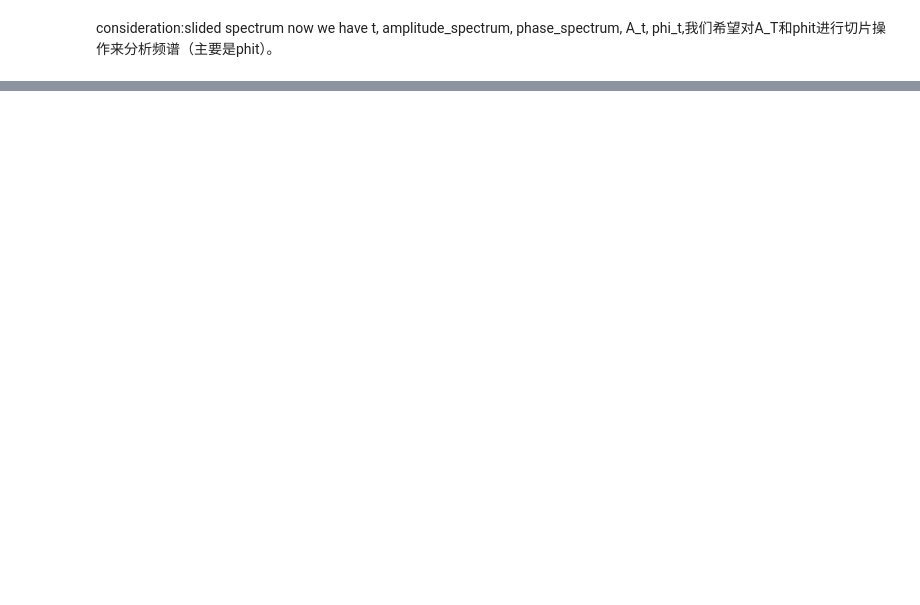
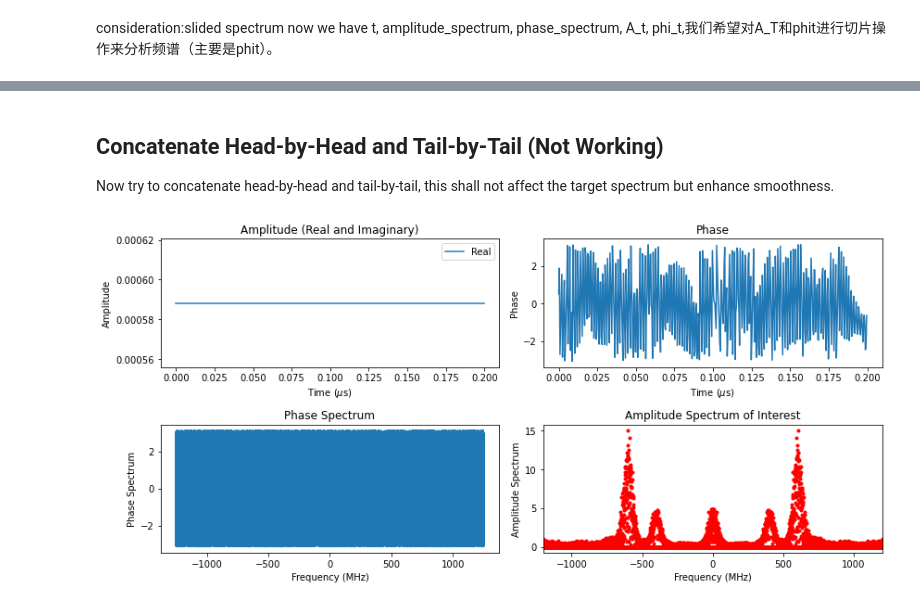
Before and after one commit to AlexSJL/PhaseRetrieval, a Jupyter notebook: Analysis of Concatenation added time slicing.ipynb, the cells around one changed output, grey strips where cells are left out. Drawn from its saved outputs; the diff is of its cells as text; code cells hidden in the pictures; blank space fills up the shorter version.

```diff
--- a/Analysis of Concatenation added time slicing.ipynb
+++ b/Analysis of Concatenation added time slicing.ipynb
@@ -159,0 +152,33 @@ plt.legend()
+# %% [markdown]
+## Concatenate Head-by-Head and Tail-by-Tail (Not Working)
+
+Now try to concatenate head-by-head and tail-by-tail, this shall not affect the target spectrum but enhance smoothness.
+# %%
+# k, t0, N0 does not change
+# Obtain modified Concatenation of Phase
+phi_tn_prime = phi_t0
+phi_rev = phi_t0[::-1]
+
+for i in range(k - 1):
+    if i % 2 == 0:
+        phi_tn_prime = np.concatenate([phi_tn_prime, phi_rev])
+    else:
+        phi_tn_prime = np.concatenate([phi_tn_prime, phi_t0])
+# %%
+# k, t0, N0 does not change
+# Obtain modified Concatenation of Amplitude
+
+A_tn_prime = A_t0
+A_rev = A_t0[::-1]
+
+for i in range(k - 1):
+    if i % 2 == 0:
+        A_tn_prime = np.concatenate([A_tn_prime, A_rev])
+    else:
+        A_tn_prime = np.concatenate([A_tn_prime, A_t0])
+# %%
+amplitude_spectrum,phase_spectrum=fourier_transformt(A_tn_prime, phi_tn_prime)
+# %%
+plot_frequency_domain(w, t[:500], A_tn_prime[:500], phi_tn_prime[:500], amplitude_spectrum, phase_spectrum)
+# %% [output]
+[figure, added]
```
Also changed, not shown: parts of 54 cells of this notebook.
